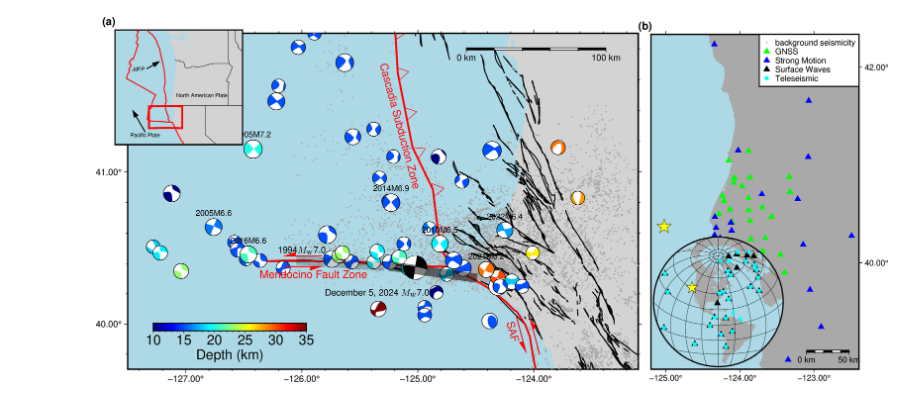
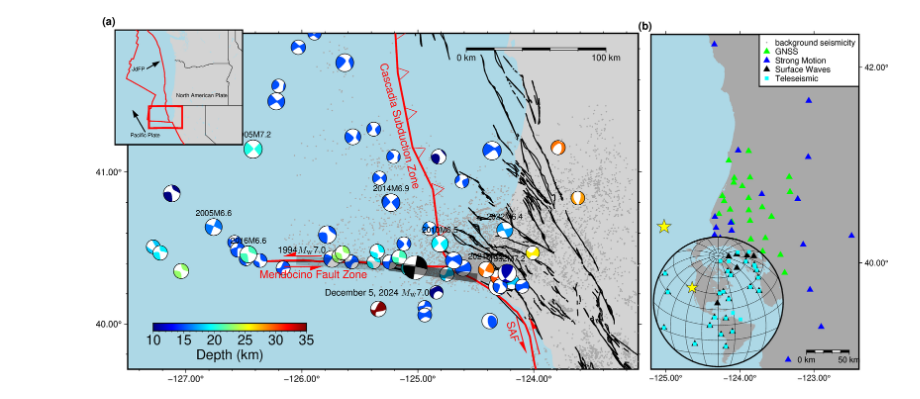
Before and after one commit to Thomas-Ulrich/2024CapeMendocinoEarthquake, a Jupyter notebook: figures/figure1/plot.ipynb, the cells around one changed output. Drawn from its saved outputs; the diff is of its cells as text; code cells hidden in the pictures.

```diff
--- a/figures/figure1/plot.ipynb
+++ b/figures/figure1/plot.ipynb
@@ -39,6 +39,10 @@ fig.plot(data='./cascedia.gmt', pen='2p,red', style='f1.5c/0.5c+r+t+p0.5p,red')
 
 fig.meca(spec=cmt_small.iloc[:, 3:], longitude=cmt_small.lon, latitude=cmt_small.lat, scale=0.5, pen='0.5p', convention='mt', depth=cmt_small.depth, cmap='cmt.cpt')
 fig.meca(spec=cmt_large.iloc[:, 3:], longitude=cmt_large.lon, latitude=cmt_large.lat, scale=0.5, pen='0.5p', convention='mt', depth=cmt_large.depth, cmap='cmt.cpt', event_name=cmt_large.name)
+
+aki_single = {"strike": 150, "dip": 47, "rake": 30, "magnitude": 7.2}
+fig.meca(spec=aki_single, longitude=-124.229, latitude=40.335, scale=0.5, pen='0.5p', convention='aki', depth=11, cmap='cmt.cpt', event_name='1992M7.2')
+
 fig.text(x=-125.15, y=41.3, text='Cascadia Subduction Zone', font='12p,red', angle=-75)
 fig.text(x=-124.18, y=39.95, text='SAF', font='12p,red', angle=-75)
 fig.plot(x=-123.95, y=39.8, style="v0.5c+ea+r+h0.1+a35", direction=([105], [1.5]), pen="1p,red", fill="red")
@@ -64,6 +68,7 @@ event_data = pd.concat([event_data, focal_df], axis=1)
 
 # Plot the beachball using GCMT convention
 fig.meca(spec=event_data, scale="2c", offset=True)
+
 fig.text(x=-126.0, y=40.57, text='1994@[M_{\\textrm{w}}@[7.0', font='10p', angle=0, offset='0/-0.5c')
 fig.text(x=-125.35, y=40.374, text='December 5, 2024 @[M_{\\textrm{w}}@[7.0', font='10p', angle=0, offset='0/-1c')
 
@@ -129,31 +134,31 @@ t_stations = kinematic_inv_stations[kinematic_inv_stations.type.isin(['GPS'])]
 fig.plot(x=t_stations.lon, y=t_stations.lat, style='t0.3c', fill='green', label='GNSS')
 t_stations = kinematic_inv_stations[kinematic_inv_stations.type.isin(['SM'])]
 fig.plot(x=t_stations.lon, y=t_stations.lat, style='t0.3c', fill='blue', label='Strong Motion')
 fig.plot(x=[10], y=[10], style='t0.3c', fill='black', label='Surface Waves')
 fig.plot(x=[10], y=[10], style='s0.2c', fill='cyan', label='Teleseismic')
 
 
 
 # Event information (longitude, latitude, depth) and location for beachball
 event_data = pd.DataFrame({
     "longitude": [-125.022],
     "latitude": [40.374],
     "depth": [10.0]
 })
 
 fig.plot(x=event_data.longitude, y=event_data.latitude, style='a0.6c', fill='yellow', pen='0.2p,black')
 fig.basemap(map_scale="n0.85/0.05+w50k+f+u")
 fig.legend(position='n1/1+jTR', box='+gwhite+p1p')
 
 
 fig.shift_origin(xshift='0.1c', yshift='0.1c')
 fig.coast(region='g', projection='A280/30/2i', frame=['xg20', 'yg20'], land='darkgray', water='lightblue', area_thresh=10000)
 t_stations = kinematic_inv_stations[kinematic_inv_stations.type.isin(['surf'])]
 fig.plot(x=t_stations.lon, y=t_stations.lat, style='t0.3c', fill='black')
 t_stations = kinematic_inv_stations[kinematic_inv_stations.type.isin(['body'])]
 fig.plot(x=t_stations.lon, y=t_stations.lat, style='s0.2c', fill='cyan')
 fig.plot(x=event_data.longitude, y=event_data.latitude, style='a0.5c', fill='yellow', pen='0.2p,black')
 
 fig.show(width=1200)
 # %% [output]
-[figure, old version]
+[figure, new version]
```
Also changed, not shown: 2 other files.
